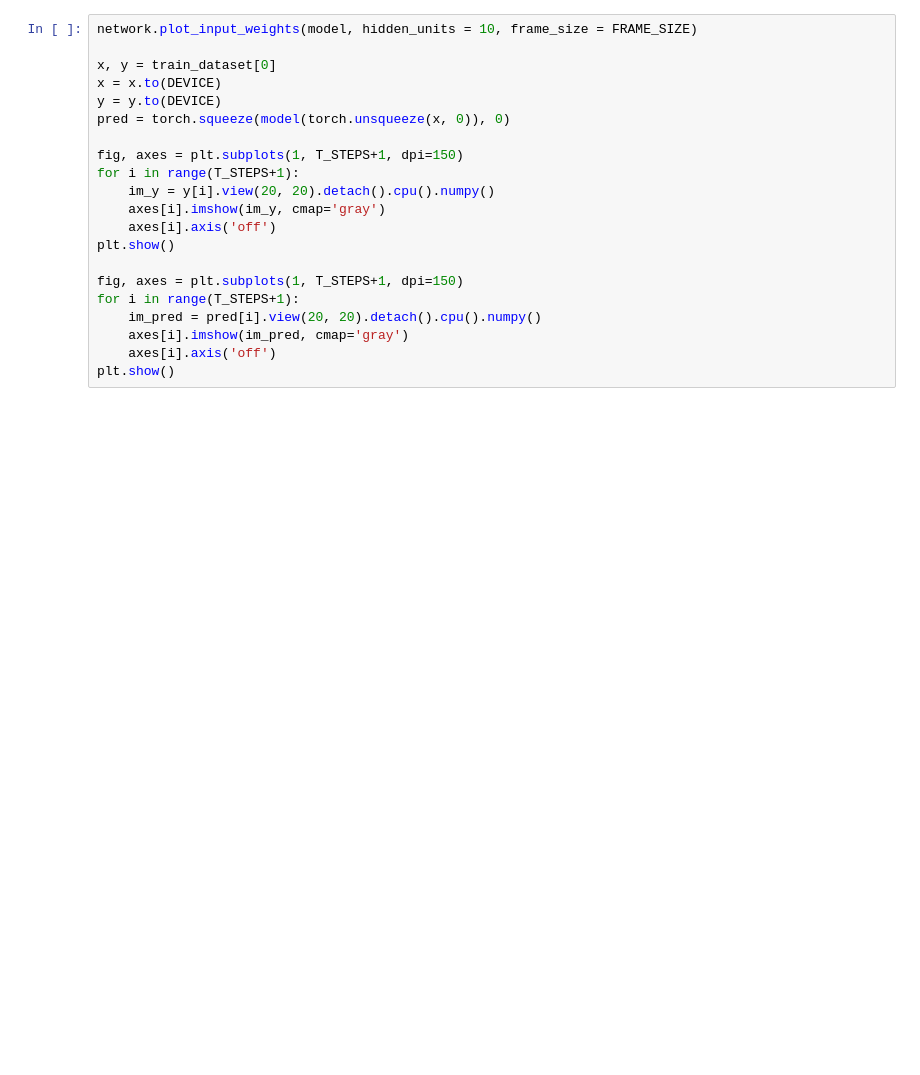
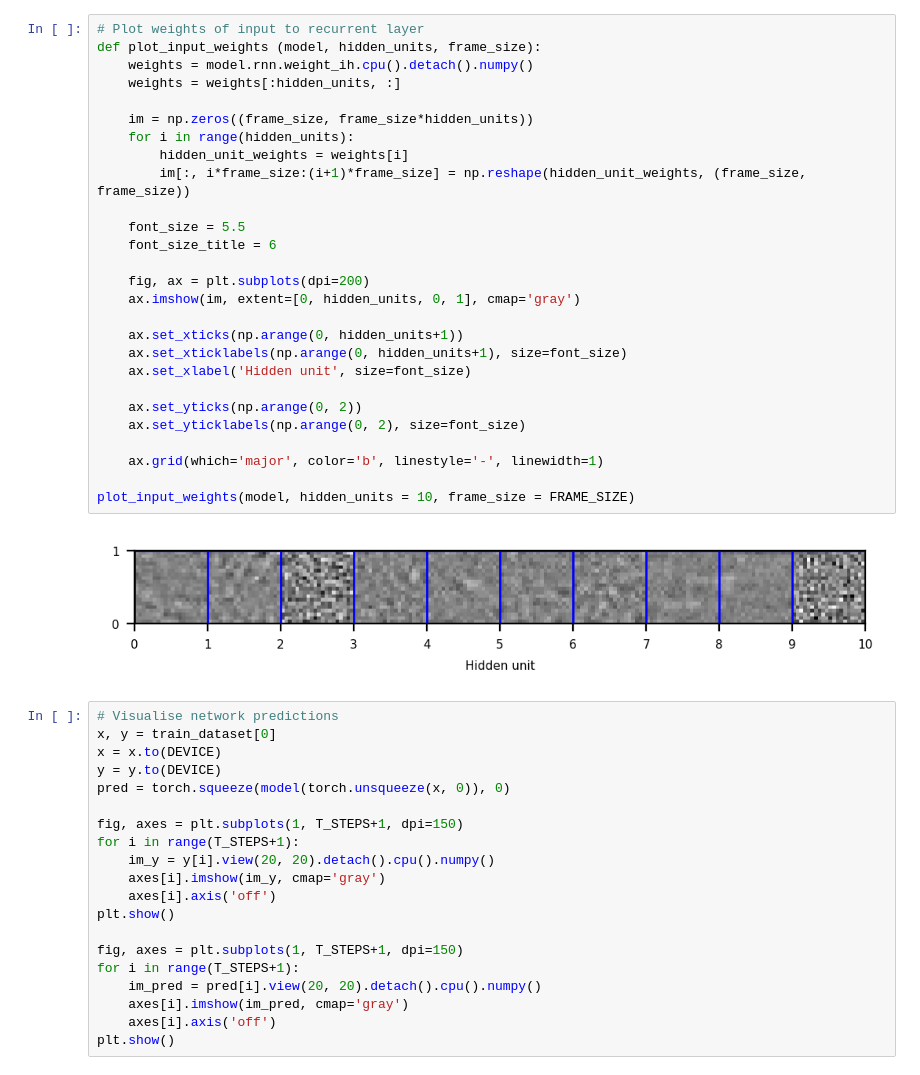
Before and after one commit to sebbkw/rnn, a Jupyter notebook: train_network.ipynb, the cells around one changed output. Saved outputs shown, nothing was run; the diff lists cells and outputs as text; blank space fills up the shorter version.

```diff
--- a/train_network.ipynb
+++ b/train_network.ipynb
@@ -63,6 +99,34 @@ for i in range(hidden_units):
+# %%
+# Plot weights of input to recurrent layer
+def plot_input_weights (model, hidden_units, frame_size):
+    weights = model.rnn.weight_ih.cpu().detach().numpy()
+    weights = weights[:hidden_units, :]
+
+    im = np.zeros((frame_size, frame_size*hidden_units))
+    for i in range(hidden_units):
+        hidden_unit_weights = weights[i]
+        im[:, i*frame_size:(i+1)*frame_size] = np.reshape(hidden_unit_weights, (frame_size, frame_size))
+
+    font_size = 5.5
+    font_size_title = 6
+
+    fig, ax = plt.subplots(dpi=200)
+    ax.imshow(im, extent=[0, hidden_units, 0, 1], cmap='gray')
+
+    ax.set_xticks(np.arange(0, hidden_units+1))
+    ax.set_xticklabels(np.arange(0, hidden_units+1), size=font_size)
+    ax.set_xlabel('Hidden unit', size=font_size)
+
+    ax.set_yticks(np.arange(0, 2))
+    ax.set_yticklabels(np.arange(0, 2), size=font_size)
+
+    ax.grid(which='major', color='b', linestyle='-', linewidth=1)
+
+plot_input_weights(model, hidden_units = 10, frame_size = FRAME_SIZE)
+# %% [output]
+[figure, added]
 # %%
-network.plot_input_weights(model, hidden_units = 10, frame_size = FRAME_SIZE)
-
+# Visualise network predictions
 x, y = train_dataset[0]
 x = x.to(DEVICE)
 y = y.to(DEVICE)
```
Also changed, not shown: parts of 4 cells of this notebook, 1 other file.
